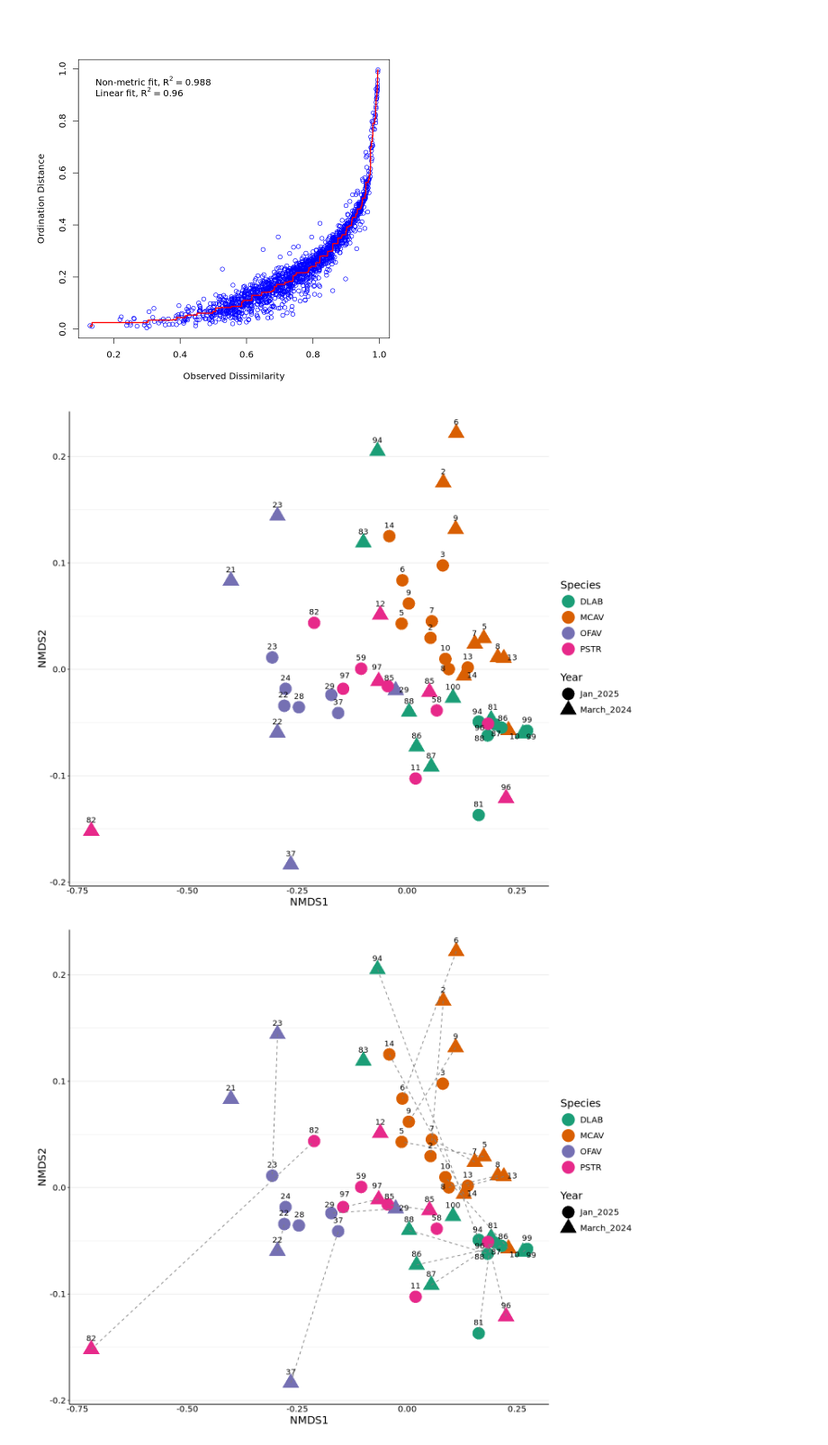
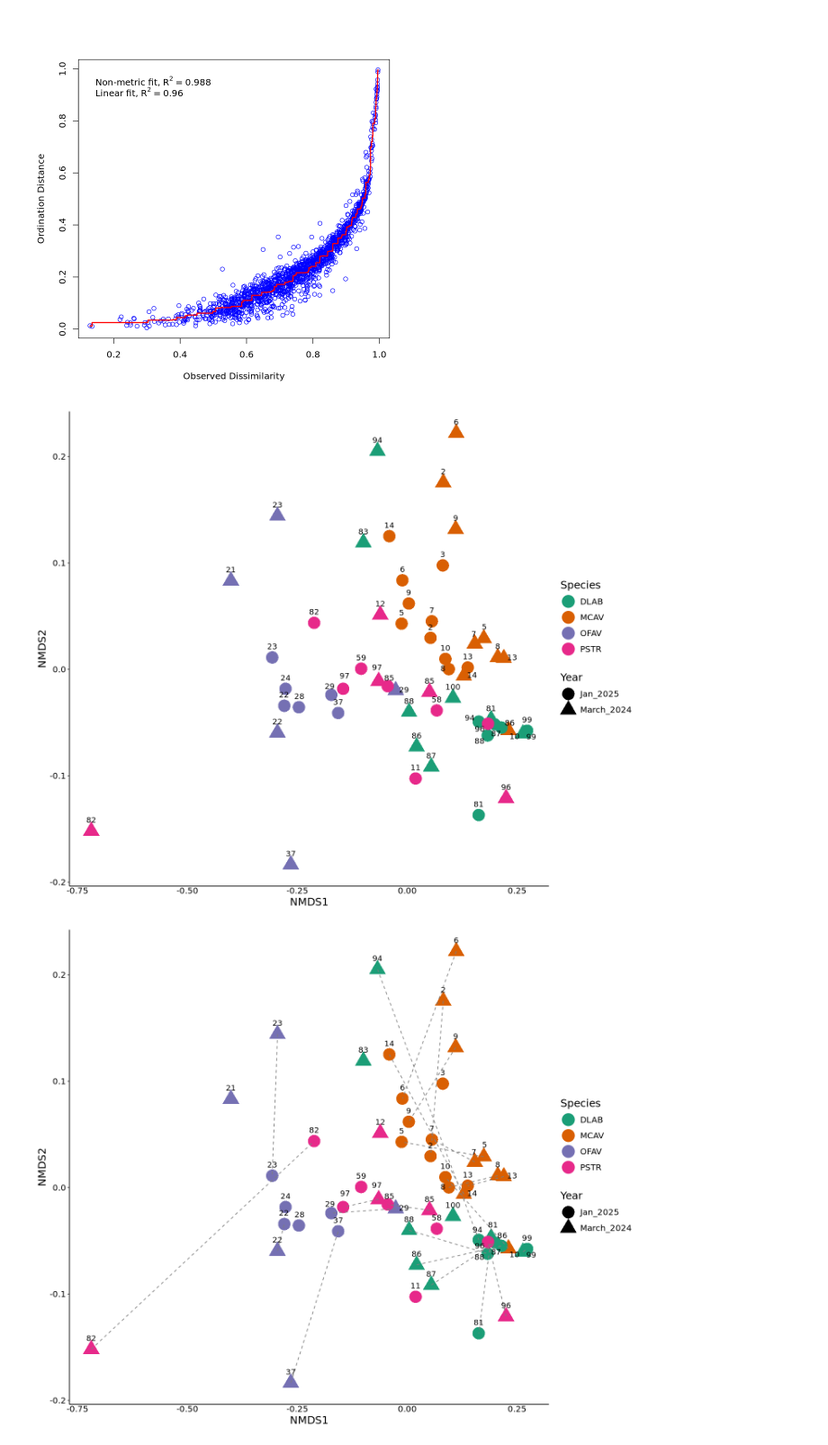
Before and after one commit to nikeaulrich/COL_metagenomics, a Jupyter notebook: COL_functional_visualization_032024_012025.ipynb, the cells around one changed output. Shown at 90% size. Saved outputs shown, nothing was run; the diff lists cells and outputs as text; code cells hidden in the pictures.

Commit message:
fixed nmds plots

```diff
--- a/COL_functional_visualization_032024_012025.ipynb
+++ b/COL_functional_visualization_032024_012025.ipynb
@@ -219,23 +219,25 @@ library(ggrepel)
 # %%
 plot <- ggplot(data=plot_scores, aes(x=NMDS1,y=NMDS2, shape= Year, color = Species)) +
   geom_point(size=8) + scale_color_brewer(palette = "Dark2") +
   #stat_ellipse(level = 0.95, type = "norm") +
   #geom_label(aes(label = Tag), vjust = -1, color = "black") +
   geom_text_repel(aes(label = Tag), vjust = -1.5, color = "black", segment.color= "NA") +
   xlab("NMDS1") + ylab ("NMDS2") +
   theme_bw() +
   theme(legend.position = "right",
     panel.border = element_blank(),
     panel.grid.major.x = element_blank(),
     panel.grid.minor.x = element_blank(),
+    panel.grid.major.y = element_blank(),
+    panel.grid.minor.y = element_blank(),
     axis.ticks.x = element_blank(),
     axis.line = element_line(color = "black"),
     axis.text = element_text(color = "black"),
     text = element_text(size = 15))
 
 plot
 # %% [output]
-[figure, old version]
+[figure, new version]
 # %%
 ggsave(filename = "bray_all_genes_nmds.png", plot = plot,
       width = 12,
```
Also changed, not shown: parts of 1 cell of this notebook, 6 other files.
